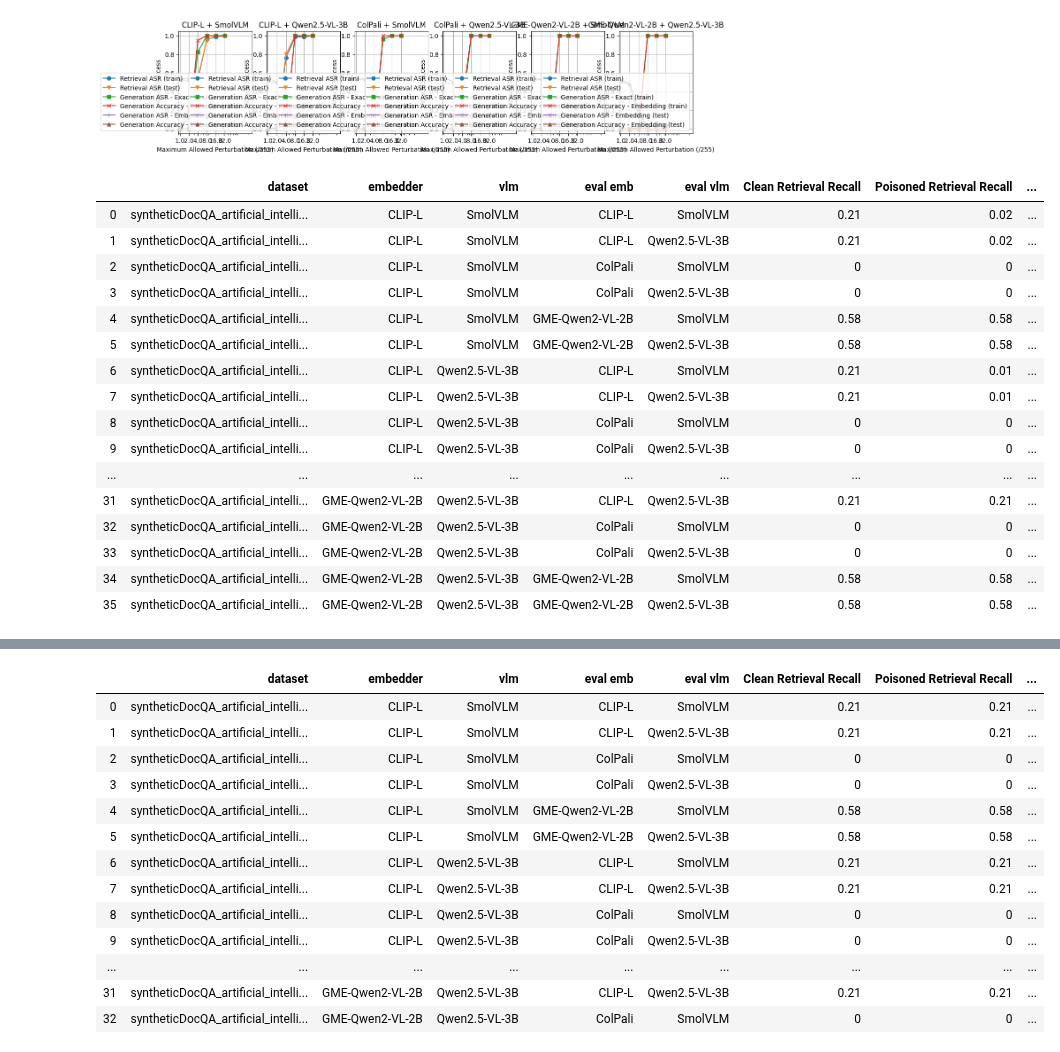
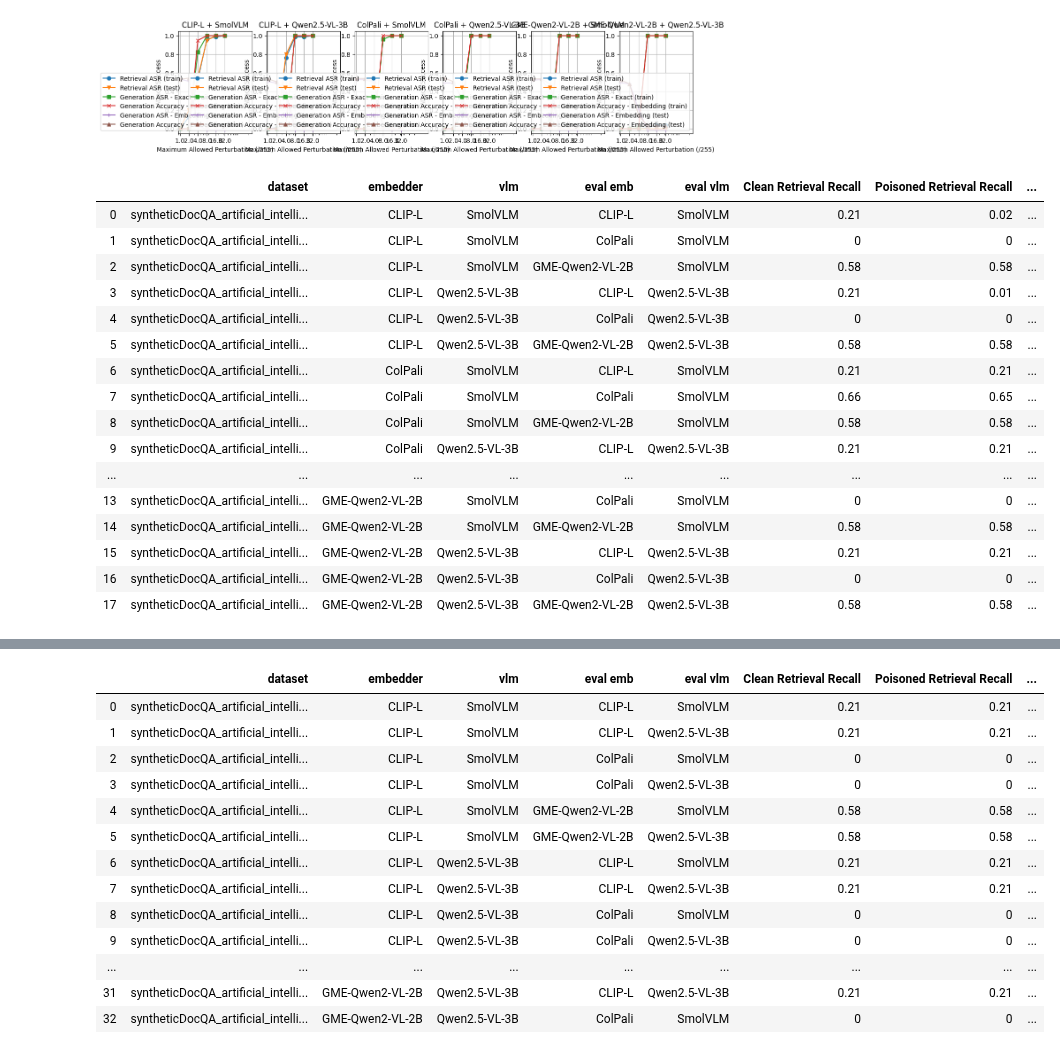
Before and after one commit to alan-turing-institute/mumoRAG-attacks, a Jupyter notebook: src/generate_plots.ipynb, the cells around one changed output, grey strips where cells are left out. Cells and saved outputs as stored; diff of their text form; code cells hidden in the pictures.

Commit message:
Filter results table

```diff
--- a/src/generate_plots.ipynb
+++ b/src/generate_plots.ipynb
@@ -24,9 +24,10 @@ plot_metrics_vs_perturbation(exp_config, metrics_to_show=[Metric.RETRIEVAL_ASR_T
 # %% [output]
 [figure]
 # %%
-def make_all_metric_table(config_name: str):
+def make_all_metric_table(config_name: str, metrics_to_show:list[Metric]|None=None, row_filter = None):
     exp_config = get_config(config_name)
-    metrics_to_show = [m for m in Metric]
+    if metrics_to_show is None:
+        metrics_to_show = [m for m in Metric]
 
     task_configs = generate_task_configs(exp_config, include_eval=True)
 
@@ -58,25 +59,27 @@ def make_all_metric_table(config_name: str):
         metrics = {k.value: v for k, v in metrics.items()}
         row.update(metrics)
         table.append(row)
+    if row_filter:
+        table = [row for row in table if row_filter(row)]
     # return tabulate.tabulate(table, headers="keys", tablefmt="latex", showindex="never")
     return tabulate.tabulate(table, headers="keys", tablefmt="html", showindex="always")
-# %%
-make_all_metric_table("paper_non_targeted")
-# %% [output]
-|  | dataset | embedder | vlm | eval emb | eval vlm | Clean Retrieval Recall | Poisoned Retrieval Recall | ... |
-| 0 | syntheticDocQA_artificial_intelli... | CLIP-L | SmolVLM | CLIP-L | SmolVLM | 0.21 | 0.02 | ... |
-| 1 | syntheticDocQA_artificial_intelli... | CLIP-L | SmolVLM | CLIP-L | Qwen2.5-VL-3B | 0.21 | 0.02 | ... |
-| 2 | syntheticDocQA_artificial_intelli... | CLIP-L | SmolVLM | ColPali | SmolVLM | 0 | 0 | ... |
-| 3 | syntheticDocQA_artificial_intelli... | CLIP-L | SmolVLM | ColPali | Qwen2.5-VL-3B | 0 | 0 | ... |
-| 4 | syntheticDocQA_artificial_intelli... | CLIP-L | SmolVLM | GME-Qwen2-VL-2B | SmolVLM | 0.58 | 0.58 | ... |
-| 5 | syntheticDocQA_artificial_intelli... | CLIP-L | SmolVLM | GME-Qwen2-VL-2B | Qwen2.5-VL-3B | 0.58 | 0.58 | ... |
-| 6 | syntheticDocQA_artificial_intelli... | CLIP-L | Qwen2.5-VL-3B | CLIP-L | SmolVLM | 0.21 | 0.01 | ... |
-| 7 | syntheticDocQA_artificial_intelli... | CLIP-L | Qwen2.5-VL-3B | CLIP-L | Qwen2.5-VL-3B | 0.21 | 0.01 | ... |
-| 8 | syntheticDocQA_artificial_intelli... | CLIP-L | Qwen2.5-VL-3B | ColPali | SmolVLM | 0 | 0 | ... |
-| 9 | syntheticDocQA_artificial_intelli... | CLIP-L | Qwen2.5-VL-3B | ColPali | Qwen2.5-VL-3B | 0 | 0 | ... |
-| ... | ... | ... | ... | ... | ... | ... | ... | ... |
-| 31 | syntheticDocQA_artificial_intelli... | GME-Qwen2-VL-2B | Qwen2.5-VL-3B | CLIP-L | Qwen2.5-VL-3B | 0.21 | 0.21 | ... |
-| 32 | syntheticDocQA_artificial_intelli... | GME-Qwen2-VL-2B | Qwen2.5-VL-3B | ColPali | SmolVLM | 0 | 0 | ... |
-| 33 | syntheticDocQA_artificial_intelli... | GME-Qwen2-VL-2B | Qwen2.5-VL-3B | ColPali | Qwen2.5-VL-3B | 0 | 0 | ... |
-| 34 | syntheticDocQA_artificial_intelli... | GME-Qwen2-VL-2B | Qwen2.5-VL-3B | GME-Qwen2-VL-2B | SmolVLM | 0.58 | 0.58 | ... |
-| 35 | syntheticDocQA_artificial_intelli... | GME-Qwen2-VL-2B | Qwen2.5-VL-3B | GME-Qwen2-VL-2B | Qwen2.5-VL-3B | 0.58 | 0.58 | ... |
+# %%
+make_all_metric_table("paper_non_targeted", row_filter=lambda row: row["eval vlm"] == row["vlm"])
+# %% [output]
+|  | dataset | embedder | vlm | eval emb | eval vlm | Clean Retrieval Recall | Poisoned Retrieval Recall | ... |
+| 0 | syntheticDocQA_artificial_intelli... | CLIP-L | SmolVLM | CLIP-L | SmolVLM | 0.21 | 0.02 | ... |
+| 1 | syntheticDocQA_artificial_intelli... | CLIP-L | SmolVLM | ColPali | SmolVLM | 0 | 0 | ... |
+| 2 | syntheticDocQA_artificial_intelli... | CLIP-L | SmolVLM | GME-Qwen2-VL-2B | SmolVLM | 0.58 | 0.58 | ... |
+| 3 | syntheticDocQA_artificial_intelli... | CLIP-L | Qwen2.5-VL-3B | CLIP-L | Qwen2.5-VL-3B | 0.21 | 0.01 | ... |
+| 4 | syntheticDocQA_artificial_intelli... | CLIP-L | Qwen2.5-VL-3B | ColPali | Qwen2.5-VL-3B | 0 | 0 | ... |
+| 5 | syntheticDocQA_artificial_intelli... | CLIP-L | Qwen2.5-VL-3B | GME-Qwen2-VL-2B | Qwen2.5-VL-3B | 0.58 | 0.58 | ... |
+| 6 | syntheticDocQA_artificial_intelli... | ColPali | SmolVLM | CLIP-L | SmolVLM | 0.21 | 0.21 | ... |
+| 7 | syntheticDocQA_artificial_intelli... | ColPali | SmolVLM | ColPali | SmolVLM | 0.66 | 0.65 | ... |
+| 8 | syntheticDocQA_artificial_intelli... | ColPali | SmolVLM | GME-Qwen2-VL-2B | SmolVLM | 0.58 | 0.58 | ... |
+| 9 | syntheticDocQA_artificial_intelli... | ColPali | Qwen2.5-VL-3B | CLIP-L | Qwen2.5-VL-3B | 0.21 | 0.21 | ... |
+| ... | ... | ... | ... | ... | ... | ... | ... | ... |
+| 13 | syntheticDocQA_artificial_intelli... | GME-Qwen2-VL-2B | SmolVLM | ColPali | SmolVLM | 0 | 0 | ... |
+| 14 | syntheticDocQA_artificial_intelli... | GME-Qwen2-VL-2B | SmolVLM | GME-Qwen2-VL-2B | SmolVLM | 0.58 | 0.58 | ... |
+| 15 | syntheticDocQA_artificial_intelli... | GME-Qwen2-VL-2B | Qwen2.5-VL-3B | CLIP-L | Qwen2.5-VL-3B | 0.21 | 0.21 | ... |
+| 16 | syntheticDocQA_artificial_intelli... | GME-Qwen2-VL-2B | Qwen2.5-VL-3B | ColPali | Qwen2.5-VL-3B | 0 | 0 | ... |
+| 17 | syntheticDocQA_artificial_intelli... | GME-Qwen2-VL-2B | Qwen2.5-VL-3B | GME-Qwen2-VL-2B | Qwen2.5-VL-3B | 0.58 | 0.58 | ... |
```
Also changed, not shown: parts of 1 cell of this notebook, 1 other file.
